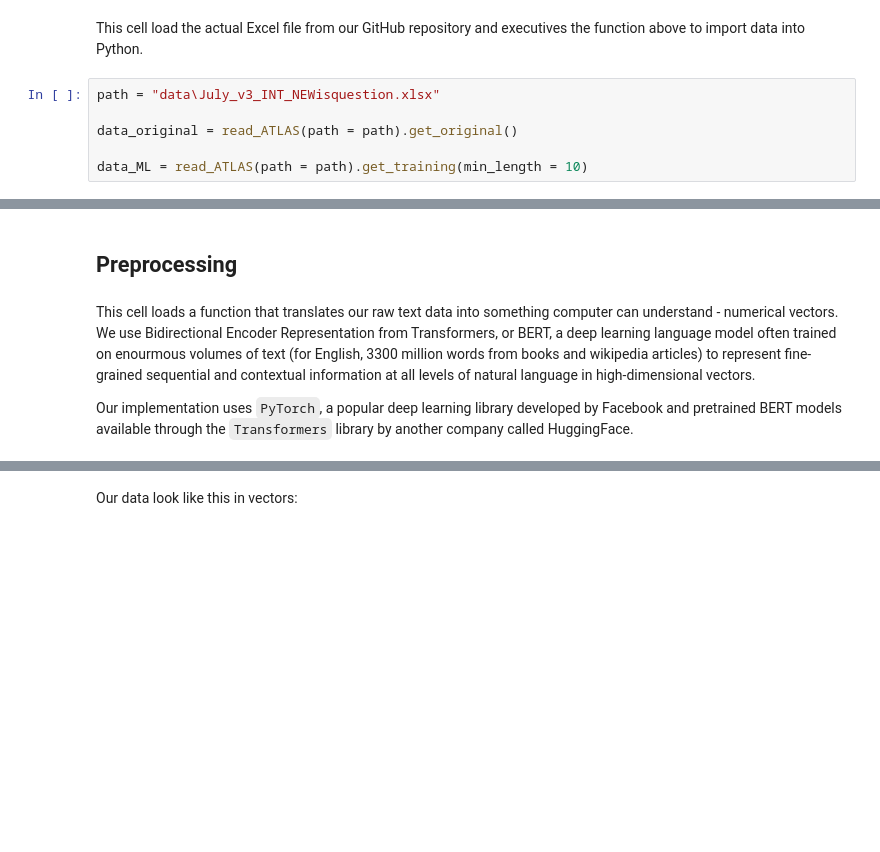
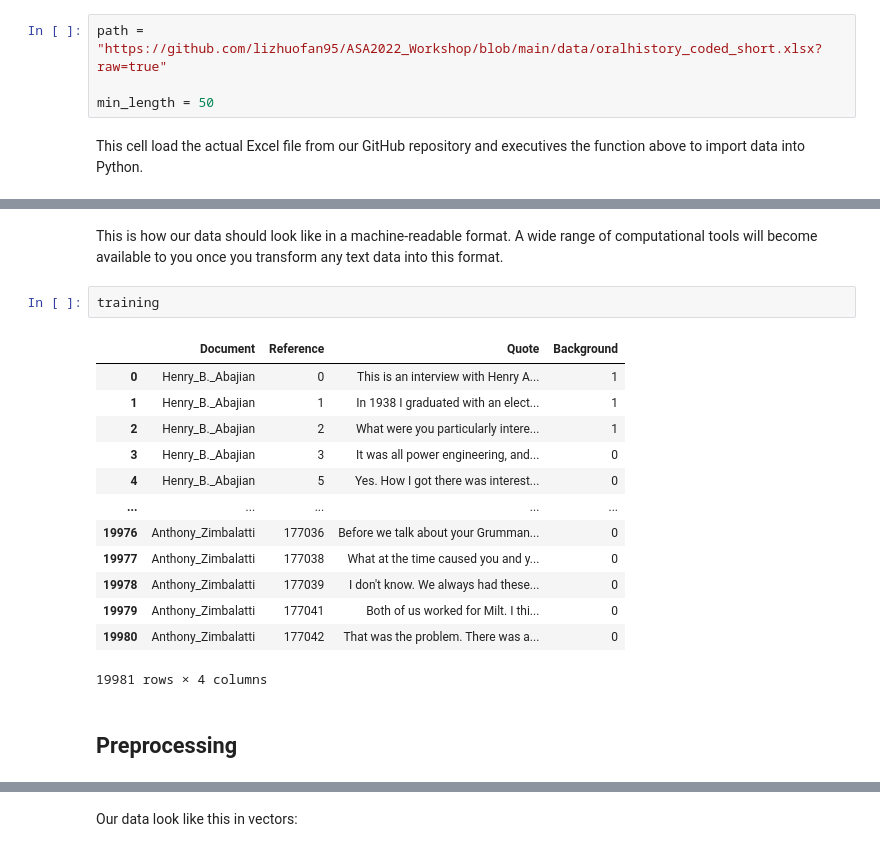
Before and after one commit to lizhuofan95/ASA2022_Workshop, a Jupyter notebook: ASA_Working_001_20220706.ipynb, the cells around one changed output, grey strips where cells are left out. Saved outputs shown, nothing was run; the diff lists cells and outputs as text; blank space fills up the shorter version.

```diff
--- a/ASA_Working_001_20220706.ipynb
+++ b/ASA_Working_001_20220706.ipynb
@@ -179,8 +109,6 @@ class read_ATLAS:
+# %%
+path = "https://github.com/lizhuofan95/ASA2022_Workshop/blob/main/data/oralhistory_coded_short.xlsx?raw=true"
+
+min_length = 50
 # %% [markdown]
 This cell load the actual Excel file from our GitHub repository and executives the function above to import data into Python.
-# %%
-path = "data\July_v3_INT_NEWisquestion.xlsx"
-
-data_original = read_ATLAS(path = path).get_original()
-
-data_ML = read_ATLAS(path = path).get_training(min_length = 10)
@@ -195,6 +179,20 @@ data_ML
+# %% [markdown]
+This is how our data should look like in a machine-readable format. A wide range of computational tools will become available to you once you transform any text data into this format.
+# %%
+training
+# %% [output]
+|  | Document | Reference | Quote | Background |
+| 0 | Henry_B._Abajian | 0 | This is an interview with Henry A... | 1 |
+| 1 | Henry_B._Abajian | 1 | In 1938 I graduated with an elect... | 1 |
+| 2 | Henry_B._Abajian | 2 | What were you particularly intere... | 1 |
+| 3 | Henry_B._Abajian | 3 | It was all power engineering, and... | 0 |
+| 4 | Henry_B._Abajian | 5 | Yes. How I got there was interest... | 0 |
+| ... | ... | ... | ... | ... |
+| 19976 | Anthony_Zimbalatti | 177036 | Before we talk about your Grumman... | 0 |
+| 19977 | Anthony_Zimbalatti | 177038 | What at the time caused you and y... | 0 |
+| 19978 | Anthony_Zimbalatti | 177039 | I don't know. We always had these... | 0 |
+| 19979 | Anthony_Zimbalatti | 177041 | Both of us worked for Milt. I thi... | 0 |
+| 19980 | Anthony_Zimbalatti | 177042 | That was the problem. There was a... | 0 |
+19981 rows × 4 columns
 # %% [markdown]
 ## Preprocessing
-# %% [markdown]
-This cell loads a function that translates our raw text data into something computer can understand - numerical vectors. We use Bidirectional Encoder Representation from Transformers, or BERT, a deep learning language model often trained on enourmous volumes of text (for English, 3300 million words from books and wikipedia articles) to represent fine-grained sequential and contextual information at all levels of natural language in high-dimensional vectors.
-
-Our implementation uses `PyTorch`, a popular deep learning library developed by Facebook and pretrained BERT models available through the `Transformers` library by another company called HuggingFace.
```
Also changed, not shown: parts of 53 cells of this notebook.
